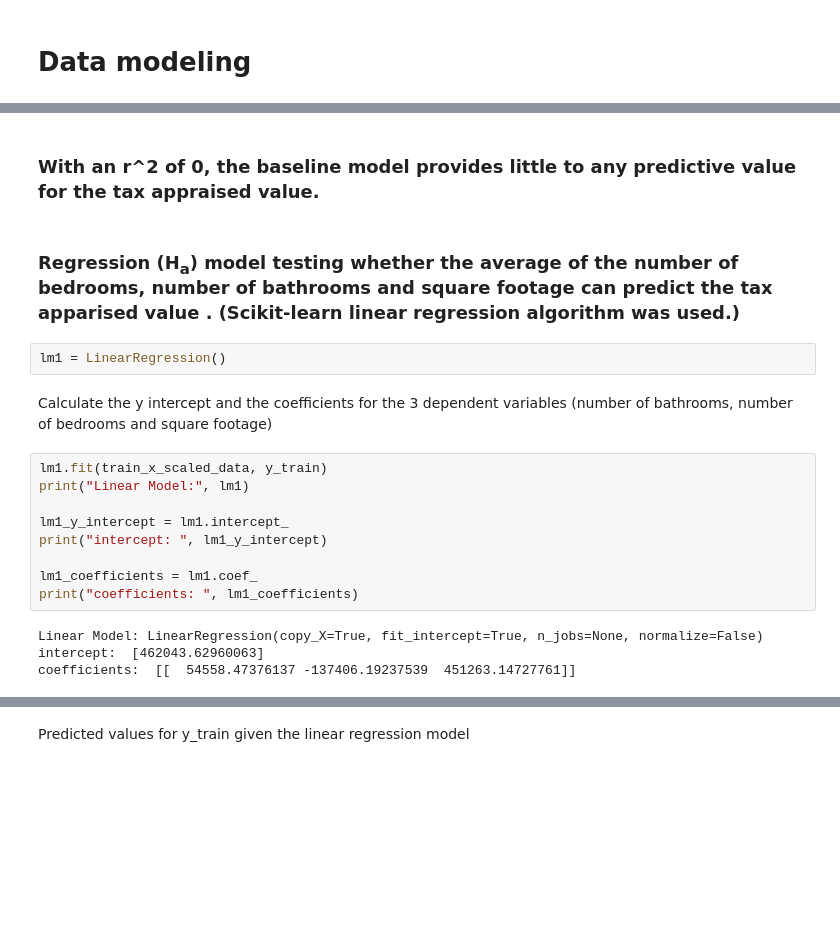
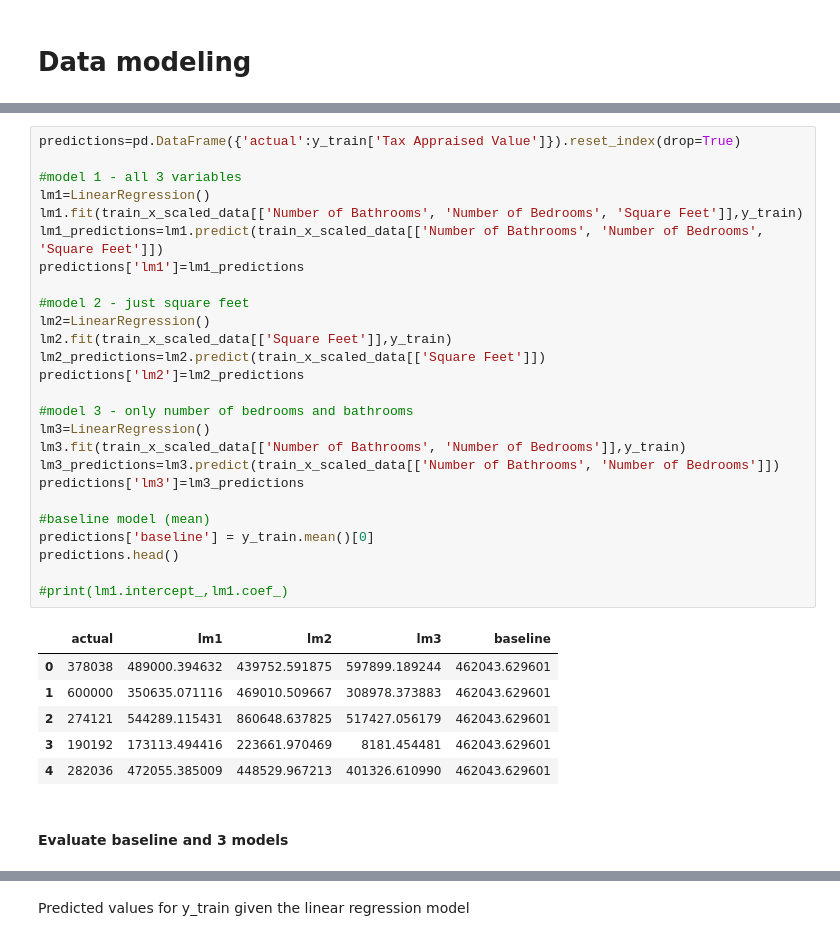
Before and after one commit to soslin/zillow-project, a Jupyter notebook: zillow_project.ipynb, the cells around one changed output, grey strips where cells are left out. Saved outputs shown, nothing was run; the diff lists cells and outputs as text; blank space fills up the shorter version.

```diff
--- a/zillow_project.ipynb
+++ b/zillow_project.ipynb
@@ -235,21 +219,35 @@ baseline model
-# %% [markdown]
-### With an r^2  of 0, the baseline model provides little to any predictive value for the tax appraised value.
-# %% [markdown]
-### Regression (H<sub>a</sub>) model testing whether the average of the number of bedrooms, number of bathrooms and square footage can predict the tax apparised value . (Scikit-learn linear regression algorithm was used.)
-# %%
-lm1 = LinearRegression()
-# %% [markdown]
-Calculate the y intercept and the coefficients for the 3 dependent variables (number of bathrooms, number of bedrooms and square footage)
-# %%
-lm1.fit(train_x_scaled_data, y_train)
-print("Linear Model:", lm1)
-
-lm1_y_intercept = lm1.intercept_
-print("intercept: ", lm1_y_intercept)
-
-lm1_coefficients = lm1.coef_
-print("coefficients: ", lm1_coefficients)
-# %% [output]
-Linear Model: LinearRegression(copy_X=True, fit_intercept=True, n_jobs=None, normalize=False)
-intercept:  [462043.62960063]
-coefficients:  [[  54558.47376137 -137406.19237539  451263.14727761]]
+# %%
+predictions=pd.DataFrame({'actual':y_train['Tax Appraised Value']}).reset_index(drop=True)
+
+#model 1 - all 3 variables
+lm1=LinearRegression()
+lm1.fit(train_x_scaled_data[['Number of Bathrooms', 'Number of Bedrooms', 'Square Feet']],y_train)
+lm1_predictions=lm1.predict(train_x_scaled_data[['Number of Bathrooms', 'Number of Bedrooms', 'Square Feet']])
+predictions['lm1']=lm1_predictions
+
+#model 2 - just square feet
+lm2=LinearRegression()
+lm2.fit(train_x_scaled_data[['Square Feet']],y_train)
+lm2_predictions=lm2.predict(train_x_scaled_data[['Square Feet']])
+predictions['lm2']=lm2_predictions
+
+#model 3 - only number of bedrooms and bathrooms
+lm3=LinearRegression()
+lm3.fit(train_x_scaled_data[['Number of Bathrooms', 'Number of Bedrooms']],y_train)
+lm3_predictions=lm3.predict(train_x_scaled_data[['Number of Bathrooms', 'Number of Bedrooms']])
+predictions['lm3']=lm3_predictions
+
+#baseline model (mean)
+predictions['baseline'] = y_train.mean()[0]
+predictions.head()
+
+#print(lm1.intercept_,lm1.coef_)
+# %% [output]
+|  | actual | lm1 | lm2 | lm3 | baseline |
+| 0 | 378038 | 489000.394632 | 439752.591875 | 597899.189244 | 462043.629601 |
+| 1 | 600000 | 350635.071116 | 469010.509667 | 308978.373883 | 462043.629601 |
+| 2 | 274121 | 544289.115431 | 860648.637825 | 517427.056179 | 462043.629601 |
+| 3 | 190192 | 173113.494416 | 223661.970469 | 8181.454481 | 462043.629601 |
+| 4 | 282036 | 472055.385009 | 448529.967213 | 401326.610990 | 462043.629601 |
+# %% [markdown]
+#### Evaluate baseline and 3 models
```
Also changed, not shown: parts of 29 cells of this notebook, 1 other file.
